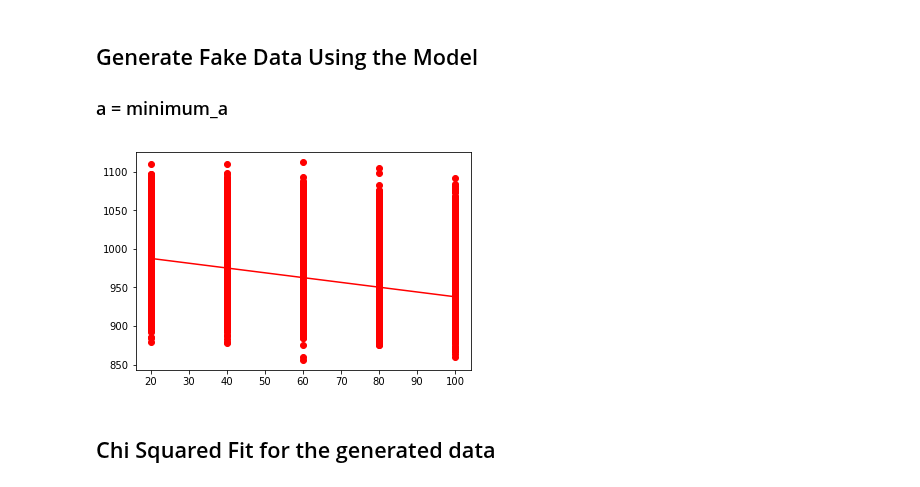
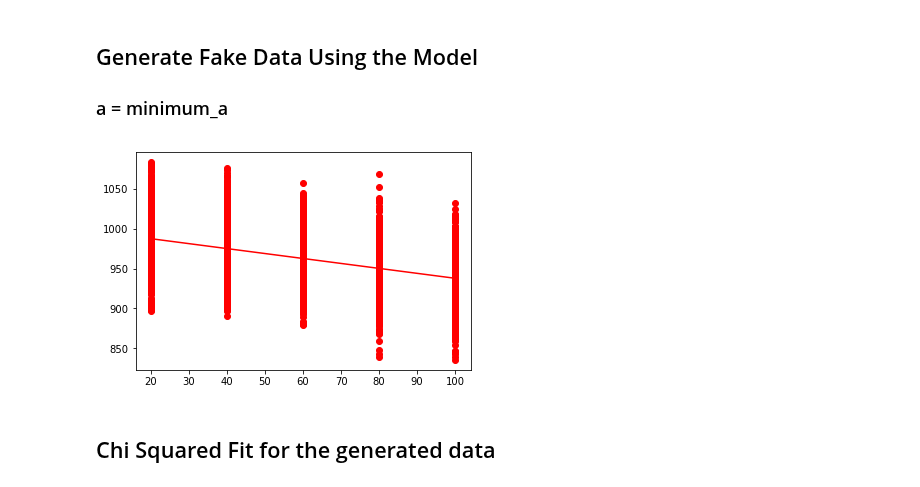
Before and after one commit to jeffschulthies/ASTR-3411, a Jupyter notebook: Week-5/Assignment.ipynb, the cells around one changed output. Cells and saved outputs as stored; diff of their text form; code cells hidden in the pictures.

```diff
--- a/Week-5/Assignment.ipynb
+++ b/Week-5/Assignment.ipynb
@@ -181,24 +181,24 @@ plt.show()
 # %%
 # TODO Change the normal distribution size
 
-generated_data_size = 10000
+generated_data_size = 1000
 minimum_number_photons = linear_model(minimum_a, x)
 
 # 2-D Array to store the generated normal distributions for each point
 generated_data = np.zeros([len(minimum_number_photons), generated_data_size])
 generated_data_x_ticks = np.zeros([len(minimum_number_photons), generated_data_size])
 for i, data in enumerate(minimum_number_photons):
     # Normal Distribution for each point
     generated_data[i] = np.random.normal(data, size=generated_data_size, scale=err_calc[i])
     generated_data_x_ticks[i] = np.repeat(x[i], generated_data_size)
     plt.plot(generated_data_x_ticks[i], generated_data[i], linestyle='None', color='red', marker='o')
 
 # Linear Model
 plt.plot(a, b, color='red')
 
 plt.show()
 # %% [output]
-[figure, old version]
+[figure, new version]
 # %% [markdown]
 ## Chi Squared Fit for the generated data
 # %%
```
Also changed, not shown: parts of 7 cells of this notebook.
